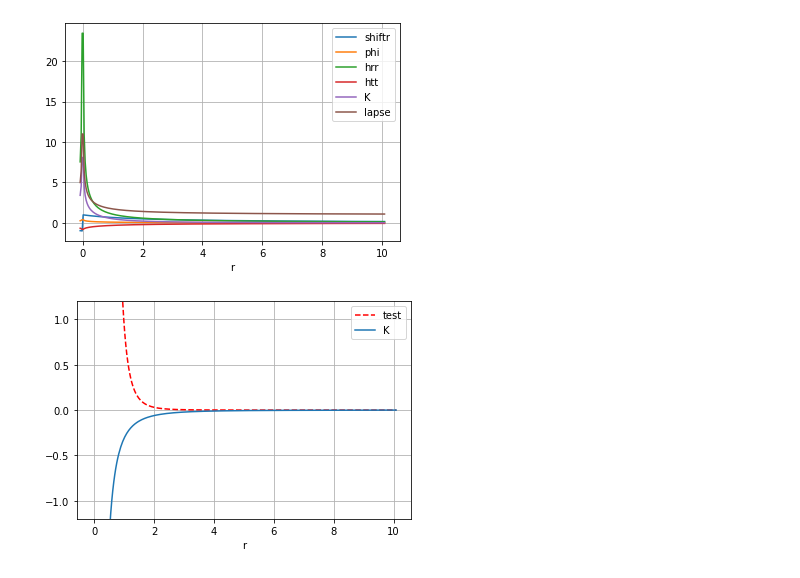
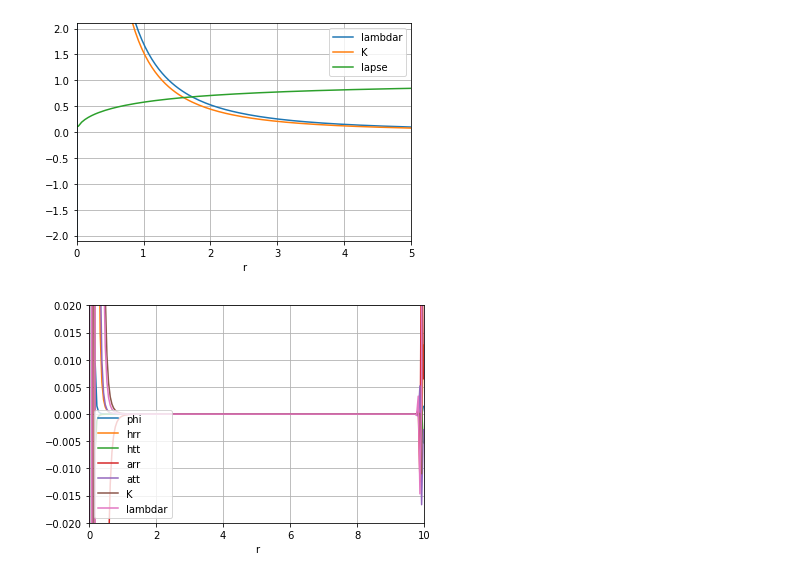
Before and after one commit to GRTLCollaboration/engrenage, a Jupyter notebook: BabyGRChomboBHTest.ipynb, the cells around one changed output. Saved outputs shown, nothing was run; the diff lists cells and outputs as text; code cells hidden in the pictures.

```diff
--- a/BabyGRChomboBHTest.ipynb
+++ b/BabyGRChomboBHTest.ipynb
@@ -22,58 +22,46 @@ from source.diagnostics import *               # go here to change the  diagnost
 # %%
 # Test the rhs values, use eddington finkelstein which has non trivial Kij and shift
 initial_vars_values = get_test_vars_values_bh()
 
 #unpackage the vector for readability
 u, v , phi, hrr, htt, hpp, K, arr, att, app, lambdar, shiftr, br, lapse = unpack_vars_vector(initial_vars_values)
 
 #plot initial conditions
 plt.xlabel('r')
-plt.plot(r, shiftr, label='shiftr')
-plt.plot(r, phi, label='phi')
-plt.plot(r, hrr, label='hrr')
-plt.plot(r, htt, label='htt')
-#plt.plot(r, lambdar, label='lambdar')
+#plt.plot(r, shiftr, label='shiftr')
+#plt.plot(r, phi, label='phi')
+#plt.plot(r, hrr, label='hrr')
+#plt.plot(r, htt, label='htt')
+plt.plot(r, lambdar, label='lambdar')
 #plt.plot(r, arr, label='arr')
 plt.plot(r, K, label='K')
 plt.plot(r, lapse, label='lapse')
-#plt.ylim(-20.1,20.1)
+plt.ylim(-2.1,2.1)
+plt.xlim(0.0,5.0)
 plt.legend(loc='best')
 plt.grid()
 
 khere = K
 # %% [output]
-[figure, old version]
+[figure, new version]
 # %%
 solution = get_rhs(initial_vars_values, 0.0, 0., 0.)
 
 #unpackage the vector for readability
 u, v, phi, hrr, htt, hpp, K, arr, att, app, lambdar, shiftr, br, lapse = unpack_vars_vector(solution)
 # %%
-#plot rhs - all those for the metric components should be zero
-
-#H = 2.0/r
-#dHdr = -2.0/r/r
-#alp = np.sqrt(1+H)
-#grr = 1+H
-#Kij2 = 1/alp/alp * (dHdr*dHdr/grr/grr*((1 - H/2/grr)**2.0) + 2.0*r*r*H*H/grr/grr*(r**(-4)))
-
-# DEBUGGING D2lapse term in dKdt
-denom = 3*r**6.0*(abs(2.0/r+1))**(7./6.0)
-numer = 7+3*r
-test = numer/denom
-
+#plot rhs - all those for the metric components should be zero modulo boundary issues
 plt.xlabel('r')
-#plt.plot(r, phi, label='phi')
-#plt.plot(r, hrr, label='hrr')
-#plt.plot(r, htt, label='htt')
-plt.plot(r, test, 'r--',label='test')
-#plt.plot(r, lambdar, label='lambdar')
-#plt.plot(r, arr, label='arr')
-#plt.plot(r, att, label='att')
+plt.plot(r, phi, label='phi')
+plt.plot(r, hrr, label='hrr')
+plt.plot(r, htt, label='htt')
+plt.plot(r, arr, label='arr')
+plt.plot(r, att, label='att')
 plt.plot(r, K, label='K')
-plt.ylim(-1.2,1.2)
-#plt.xlim(0.0,5.0)
+plt.plot(r, lambdar, label='lambdar')
+plt.ylim(-0.02,0.02)
+plt.xlim(0.0,10.0)
 plt.legend(loc='best')
 plt.grid()
 # %% [output]
-[figure, old version]
+[figure, new version]
```
Also changed, not shown: 8 other files.
